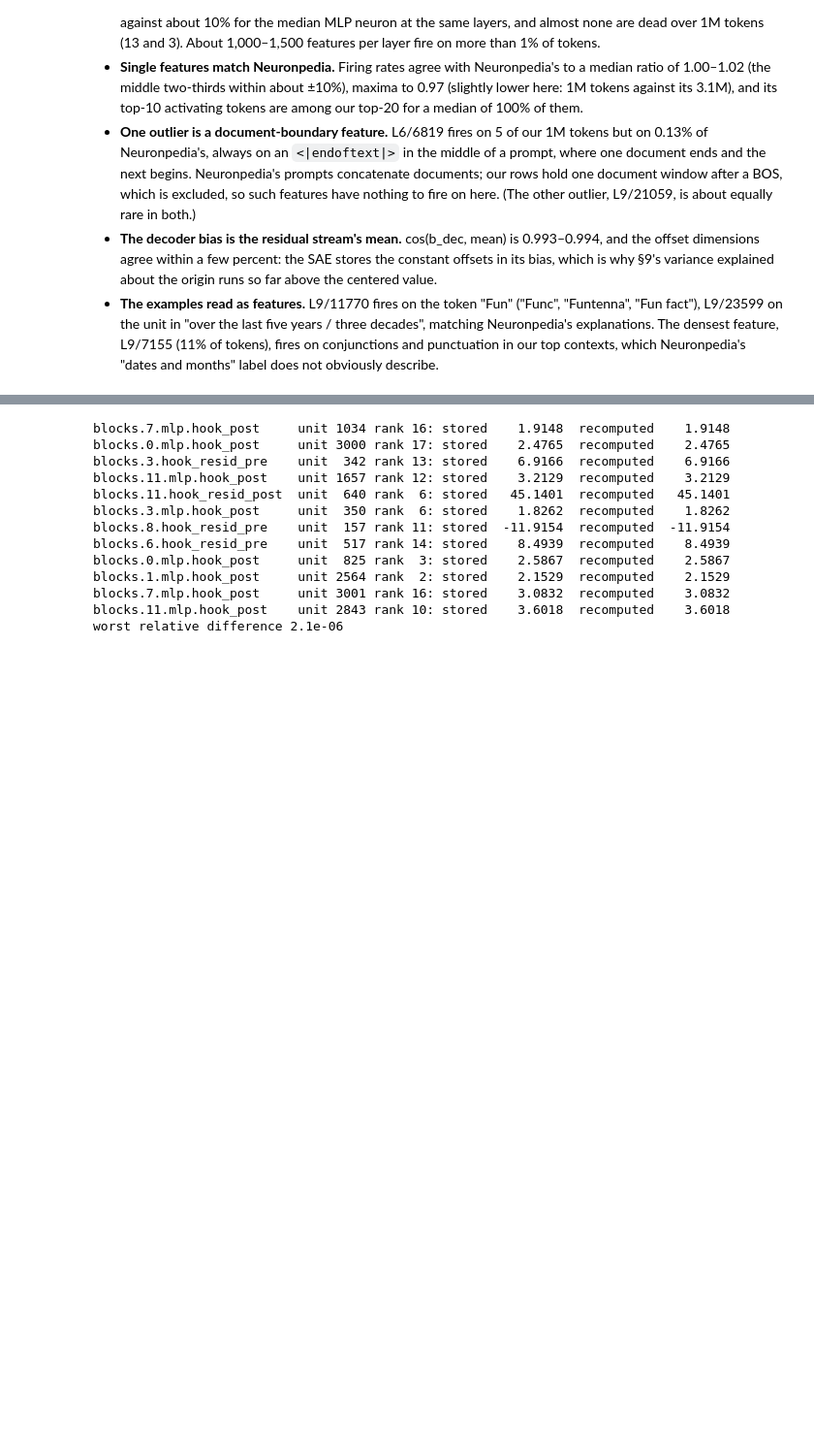
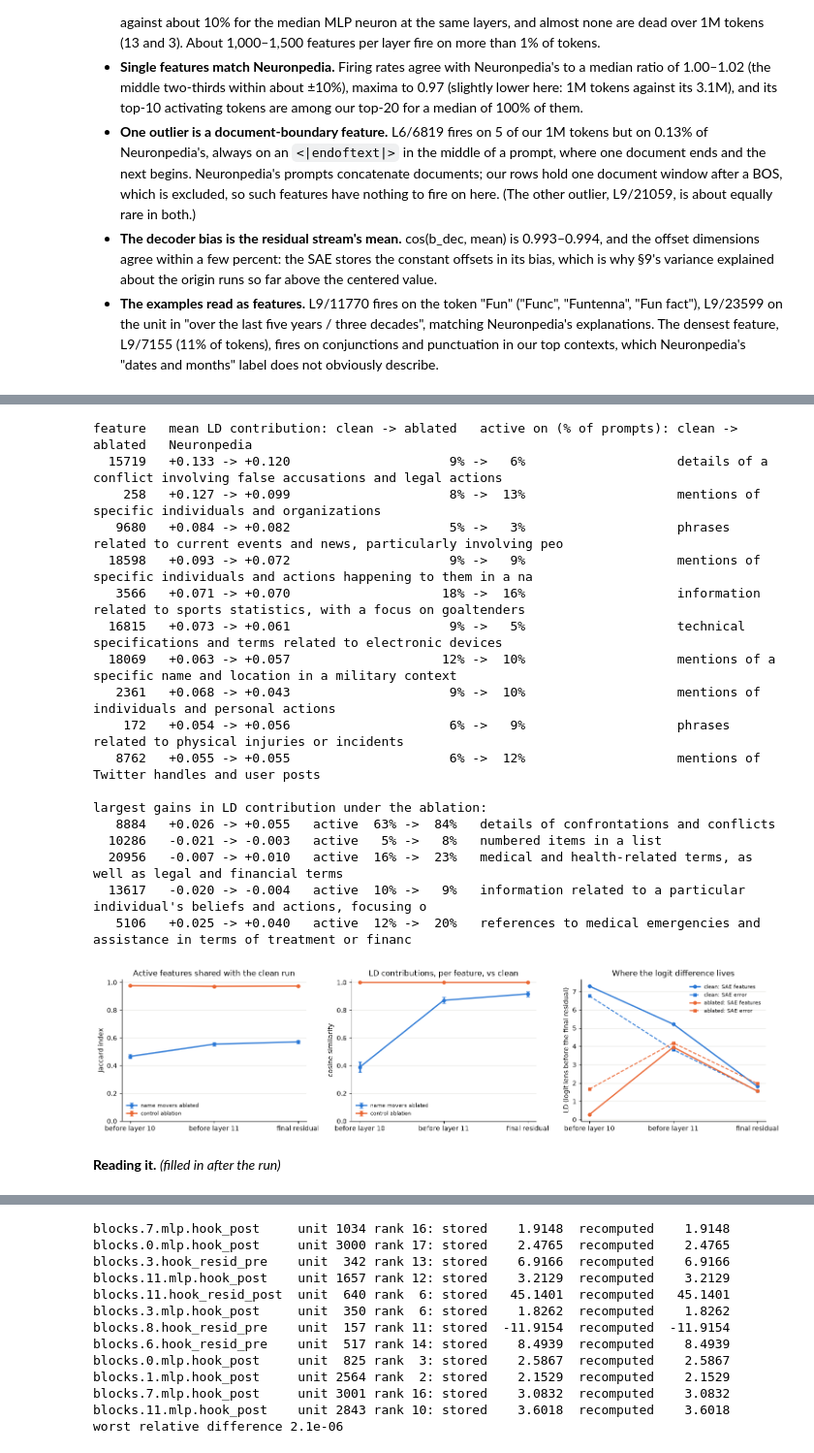
Before and after one commit to rreece/gpt2-atlas, a Jupyter notebook: notebooks/atlas.ipynb, the cells around one changed output, grey strips where cells are left out. Shown at 97% size. Drawn from its saved outputs; the diff is of its cells as text; code cells hidden in the pictures; blank space fills up the shorter version.

```diff
--- a/notebooks/atlas.ipynb
+++ b/notebooks/atlas.ipynb
@@ -1251 +1376,61 @@ L9/11770: fires on 0.035% of tokens, max 61.6; Neuronpedia: 'occurrences of the
+# %%
+# The features carrying the most LD at the final residual, clean vs ablated, with Neuronpedia's explanations.
+mc, ma = fc["contrib"].mean(0), fab["contrib"].mean(0)
+top = torch.argsort(-(mc.abs() + ma.abs()))[:10].tolist()
+recs = neuronpedia_features("12-res-jb", top, Path("../results/neuronpedia"))
+print("feature   mean LD contribution: clean -> ablated   active on (% of prompts): clean -> ablated   Neuronpedia")
+for f in top:
+    expl = (recs[f].get("explanations") or [{}])[0].get("description", "")
+    print(f"{f:7d}   {mc[f]:+.3f} -> {ma[f]:+.3f}{'':18s}{(fc['acts'][:, f] > 0).float().mean():5.0%} -> {(fab['acts'][:, f] > 0).float().mean():4.0%}{'':20s}{expl[:70]}")
+gain = torch.argsort(-(ma - mc))[:5].tolist()
+recs_g = neuronpedia_features("12-res-jb", gain, Path("../results/neuronpedia"))
+print("\nlargest gains in LD contribution under the ablation:")
+for f in gain:
+    expl = (recs_g[f].get("explanations") or [{}])[0].get("description", "")
+    print(f"{f:7d}   {mc[f]:+.3f} -> {ma[f]:+.3f}   active {(fc['acts'][:, f] > 0).float().mean():4.0%} -> {(fab['acts'][:, f] > 0).float().mean():4.0%}   {expl[:80]}")
+
+fig, axes = plt.subplots(1, 3, figsize=(15, 3.8))
+pts = list(POINTS)
+for i, other in enumerate(("ablated", "control")):
+    js = [ioi.bootstrap_mean(compare(L, other)["jaccard"]) for L in pts]
+    cs = [ioi.bootstrap_mean(compare(L, other)["cos_contrib"]) for L in pts]
+    for ax, vals in ((axes[0], js), (axes[1], cs)):
+        ax.errorbar(pts, [v[0] for v in vals], yerr=[[v[0] - v[1] for v in vals], [v[2] - v[0] for v in vals]],
+                    fmt="o-", color=C[i], lw=2, ms=5, capsize=3, label=f"name movers ablated" if other == "ablated" else "control ablation")
+axes[0].set(title="Active features shared with the clean run", ylabel="Jaccard index", ylim=(0, 1.02))
+axes[1].set(title="LD contributions, per feature, vs clean", ylabel="cosine similarity", ylim=(0, 1.02))
+for j, (name, col) in enumerate((("clean", C[0]), ("ablated", C[1]))):
+    feats = [fa[L, name]["contrib"].sum(1).mean() for L in pts]
+    errs = [fa[L, name]["error"].mean() for L in pts]
+    axes[2].plot(pts, feats, "o-", color=col, lw=2, ms=5, label=f"{name}: SAE features")
+    axes[2].plot(pts, errs, "s--", color=col, lw=1.5, ms=4, label=f"{name}: SAE error")
+axes[2].set(title="Where the logit difference lives", ylabel="LD (logit lens before the final residual)")
+for ax in axes:
+    ax.set_xticks(pts, [POINTS[L] for L in pts])
+    ax.legend(frameon=False, fontsize=8)
+    tidy(ax)
+plt.tight_layout()
+save(fig, "results_ioi_features")
+# %% [output]
+feature   mean LD contribution: clean -> ablated   active on (% of prompts): clean -> ablated   Neuronpedia
+  15719   +0.133 -> +0.120                     9% ->   6%                    details of a conflict involving false accusations and legal actions
+    258   +0.127 -> +0.099                     8% ->  13%                    mentions of specific individuals and organizations
+   9680   +0.084 -> +0.082                     5% ->   3%                    phrases related to current events and news, particularly involving peo
+  18598   +0.093 -> +0.072                     9% ->   9%                    mentions of specific individuals and actions happening to them in a na
+   3566   +0.071 -> +0.070                    18% ->  16%                    information related to sports statistics, with a focus on goaltenders
+  16815   +0.073 -> +0.061                     9% ->   5%                    technical specifications and terms related to electronic devices
+  18069   +0.063 -> +0.057                    12% ->  10%                    mentions of a specific name and location in a military context
+   2361   +0.068 -> +0.043                     9% ->  10%                    mentions of individuals and personal actions
+    172   +0.054 -> +0.056                     6% ->   9%                    phrases related to physical injuries or incidents
+   8762   +0.055 -> +0.055                     6% ->  12%                    mentions of Twitter handles and user posts
+
+largest gains in LD contribution under the ablation:
+   8884   +0.026 -> +0.055   active  63% ->  84%   details of confrontations and conflicts
+  10286   -0.021 -> -0.003   active   5% ->   8%   numbered items in a list
+  20956   -0.007 -> +0.010   active  16% ->  23%   medical and health-related terms, as well as legal and financial terms
+  13617   -0.020 -> -0.004   active  10% ->   9%   information related to a particular individual's beliefs and actions, focusing o
+   5106   +0.025 -> +0.040   active  12% ->  20%   references to medical emergencies and assistance in terms of treatment or financ
+[figure, added]
+# %% [markdown]
+**Reading it.** *(filled in after the run)*
 # %% [markdown]
```
Also changed, not shown: parts of 6 cells of this notebook, 4 other files.
